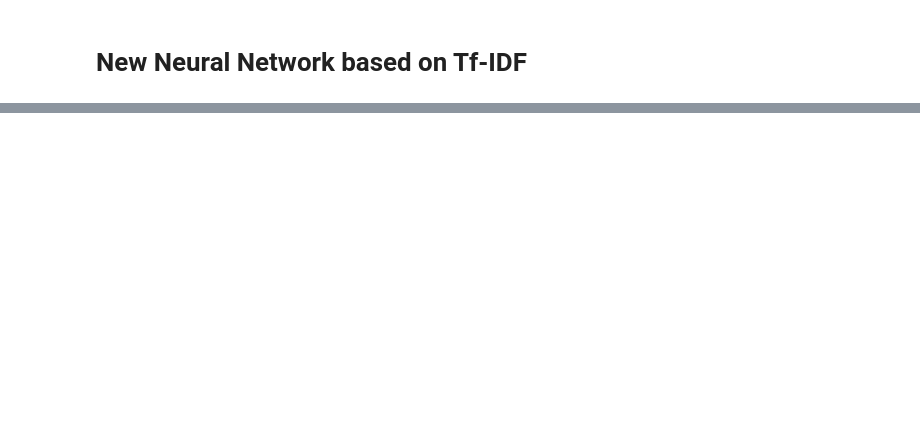
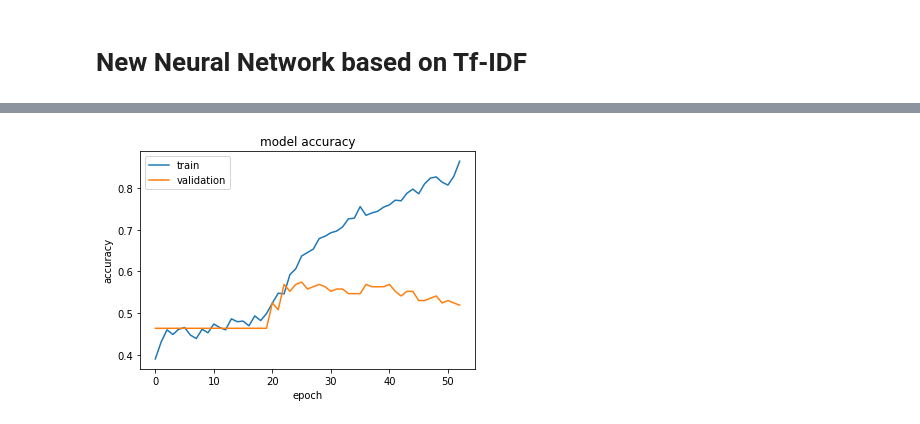
Before and after one commit to elkhand/human-emotions-classifier, a Jupyter notebook: SVM Classifier for Captions.ipynb, the cells around one changed output, grey strips where cells are left out. Cells and saved outputs as stored; diff of their text form; code cells hidden in the pictures; blank space fills up the shorter version.

```diff
--- a/SVM Classifier for Captions.ipynb
+++ b/SVM Classifier for Captions.ipynb
@@ -119,7 +131,8 @@ Cross-validation results: 0.68% (+/- 0.03%)
 from keras.callbacks import EarlyStopping
 from keras.callbacks import ModelCheckpoint
 import tensorflow as tf
-
+from keras.utils import to_categorical
+from sklearn.preprocessing import LabelEncoder, OneHotEncoder
 num_words = 10000
 maxlen = 40
 
@@ -189,19 +202,58 @@ callbacks_list = [ checkpoint, early_stopping] # reduce_lr,
 #We give it an input_length of 300, which is the length of each of our sequences.
 
 
-def get_LSTM_model(dropout, recurrent_dropout):
+def load_dataset_StratifiedKFold(dfKFold, max_seq_len):
+    sentences = []
+    label_index = []
+    num_of_classes = 0
+    class_to_index = {}
+    index_to_class = {}
+    for index, row in dfKFold.iterrows():
+        caption = row['caption']
+        label = row['label']
+        sentence = caption
+        words = sentence.split(" ")
+        words = get_non_stop_words(words)
+        sentence_embedding = get_sequence_embedding(words, max_seq_len)
+        sentences.append(sentence_embedding)
+        if label in class_to_index:
+            label_index.append(class_to_index[label])
+        else:
+            num_of_classes += 1
+            class_to_index[label] = num_of_classes - 1
+            index_to_class[num_of_classes - 1] = label
+            label_index.append(class_to_index[label])
+    X_train = np.array(sentences)
+    y_train = np.array(label_index)
+    return (X_train, y_train, num_of_classes)
+
+
+
+def get_LSTM_model(dropout, recurrent_dropout, isBinaryClassification):
     # Cross-validation results: 0.84% (+/- 0.06%)
     model = Sequential()
     model.add(Embedding(num_words, 32, input_length=maxlen))
     model.add(Dropout(dropout))
     model.add(LSTM(32, dropout=dropout, recurrent_dropout=recurrent_dropout))
     model.add(Dropout(dropout))
-    model.add(Dense(1, activation='sigmoid'))
-    model.compile(loss='binary_crossentropy', optimizer='adam', metrics=['accuracy'])
+    if isBinaryClassification:
+        activation = 'sigmoid'
+        loss='binary_crossentropy'
+        model.add(Dense(1, activation=activation))
+    else:
+        activation = 'softmax'
+        #loss='categorical_crossentropy'
+        loss = 'sparse_categorical_crossentropy'
+        num_classes = 3
+        model.add(Dense(num_classes, activation=activation))
+        #model.add(Activation("softmax"))
+
+    model.compile(loss=loss, optimizer='adam', metrics=['accuracy'])
+    print(model.summary())
     return model
 
 
-def get_CNN_model(dropout, recurrent_dropout):
+def get_CNN_model(dropout, recurrent_dropout, isBinaryClassification):
     # Cross-validation results: 0.80% (+/- 0.03%), with dropout = 0.2
     # Cross-validation results: 0.83% (+/- 0.05%)
     model = Sequential()
@@ -213,8 +265,21 @@ def get_CNN_model(dropout, recurrent_dropout):
     model.add(Dropout(dropout)) # 0.2
     model.add(LSTM(32, dropout=dropout, recurrent_dropout=recurrent_dropout)) # 128
     model.add(Dropout(dropout))
-    model.add(Dense(1, activation='sigmoid'))
-    model.compile(loss='binary_crossentropy', optimizer='adam', metrics=['accuracy'])
+
+    if isBinaryClassification:
+        activation = 'sigmoid'
+        loss='binary_crossentropy'
+        model.add(Dense(1, activation=activation))
+    else:
+        activation = 'softmax'
+        #loss='categorical_crossentropy'
+        loss = 'sparse_categorical_crossentropy'
+        num_classes = 3
+        model.add(Dense(num_classes, activation=activation))
+        #model.add(Activation("softmax"))
+
+    model.compile(loss=loss, optimizer='adam', metrics=['accuracy'])
+    print(model.summary())
     return model
 
 
@@ -227,24 +292,37 @@ def get_label_count(labels):
             labelToCount[label] += 1
     return labelToCount
 
+
+
+labelencoder_y_1 = LabelEncoder()
+
 # Instantiate the cross validator
 kfold_splits = 5
 skf = StratifiedKFold(n_splits=kfold_splits, shuffle=True)
 printCnt = 5
 cvscores = []
-
+isBinaryClassification = False
 balanced_labels = np.array(balanced_labels)
 # Loop through the indices the split() method returns
 for index, (train_indices, val_indices) in enumerate(skf.split(data, balanced_labels)):
     X_train, X_val = data[train_indices], data[val_indices]
     y_train, y_val = balanced_labels[train_indices], balanced_labels[val_indices]
 
-    print("Train label distribution: ", get_label_count(y_train))
-    print("Val label distribution: ", get_label_count(y_val))
+
+    #print("y_val",y_val)
+    y_train = labelencoder_y_1.fit_transform(y_train)
+    y_val = labelencoder_y_1.fit_transform(y_val)
+
+    #print("y_val",y_val)
+
+    #y_train = to_categorical(y_train)
+    #y_val = to_categorical(y_val)
+
+
     dropout = 0.65
     recurrent_dropout = 0.65
-    #model = get_CNN_model(dropout, recurrent_dropout)
-    model = get_LSTM_model(dropout, recurrent_dropout)
+    model = get_CNN_model(dropout, recurrent_dropout, isBinaryClassification)
+    #model = get_LSTM_model(dropout, recurrent_dropout, isBinaryClassification)
     #history = model.fit(data, np.array(balanced_labels), validation_split=0.2, epochs=100, callbacks=callbacks_list)
     history = model.fit(x=X_train,
                           y=y_train,
@@ -252,7 +330,7 @@ for index, (train_indices, val_indices) in enumerate(skf.split(data, balanced_la
                           epochs=100,
                           verbose=0,
                           validation_data = (X_val, y_val),
-                          #shuffle=True,
+                          shuffle=True,
                           callbacks=callbacks_list)
 
 
@@ -268,0 +362 @@ Val label distribution:  {1: 64, 0: 33}
+[figure, added]
```
Also changed, not shown: parts of 2 cells of this notebook, 57 other files.
